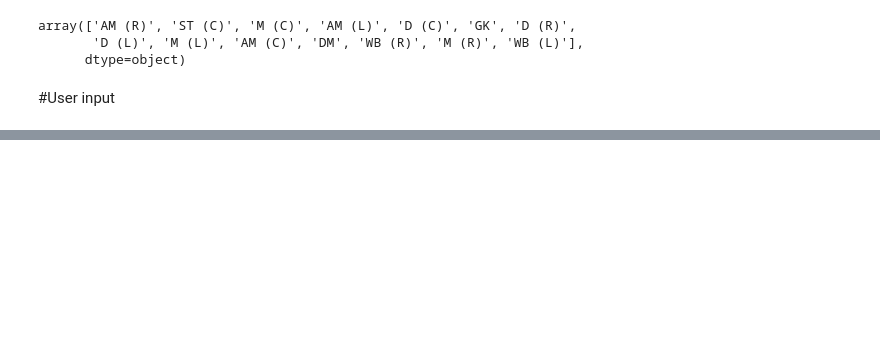
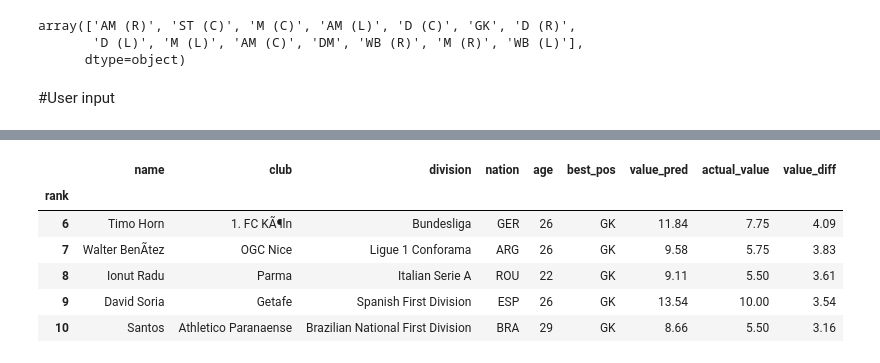
Before and after one commit to mattyh1010/Capstone-football-player-market-value-analysis-and-prediction, a Jupyter notebook: Capstone.ipynb, the cells around one changed output, grey strips where cells are left out. Drawn from its saved outputs; the diff is of its cells as text; code cells hidden in the pictures; blank space fills up the shorter version.

```diff
--- a/Capstone.ipynb
+++ b/Capstone.ipynb
@@ -911,0 +895,76 @@ What is the maximum market value (in millions)? 10
+# %%
+import ipywidgets as widgets
+from IPython.display import display
+
+choices = ['GK', 'D (R)', 'D (C)', 'D (L)', 'WB (R)', 'WB (L)', 'DM', 'M (R)', 'M (C)', 'M (L)', 'AM (R)',
+          'AM (C)', 'AM (L)', 'ST (C)']
+
+genre_dropdown = widgets.Dropdown(
+    options=choices,
+    value=choices[0],
+    description='Positions: ')
+
+def player_recommender():
+
+  print('Welcome to the Player Recommender\n')
+  display(genre_dropdown)
+  print()
+  position = input('What player position are you looking for? \n').upper()
+  print()
+  print('What age range are you looking for?')
+  age_min = int(input('Minimum age: \n'))
+  age_max = int(input('Maximum age: \n'))
+  print()
+  print('How much budget do you have to spend?')
+  budget_min = int(input('Minimum budget (millions): \n'))
+  budget_max = int(input('Maximum budget (millions): \n'))
+
+  df = input_df[(input_df["best_pos"] == position) & (input_df["age"] >= age_min) & (input_df["age"] <= age_max)
+                     & (input_df["actual_value"] >= budget_min) & (input_df["actual_value"] <= budget_max)].copy()
+
+  df.sort_values(by = 'value_diff', ascending = False, inplace=True)
+  df.reset_index(inplace=True)
+  df['rank'] = df.index + 1
+  df = df[['rank', 'name', 'club', 'division', 'nation', 'age', 'best_pos', 'value_pred', 'actual_value', 'value_diff']]
+  df.set_index('rank', inplace=True)
+
+  print()
+  if len(df) == 0:
+    print('Apologies! We do not have any players in our database that fit this criteria!')
+  elif len(df) == 1:
+    print('We only have 1 players in our database that fits this criteria\n')
+  else:
+    print(f'We have {len(df)} players in our database that fit this criteria')
+  if len(df) < 5:
+    print(f'Here is the top {len(df)}!\n')
+  else:
+    print('Here is the top 5!\n')
+
+  players_left = True
+  next_5 = True
+
+  while players_left:
+    while next_5 == True and len(df) > 0:
+      display(df.head(5))
+      df.drop(index=df.index[:5], inplace=True)
+      print()
+      yes_no = input('Would you like to see the next 5 players? (Yes/No): \n').lower()
+      if yes_no == 'yes':
+        pass
+      elif yes_no == 'no':
+        next_5 = False
+      else:
+        print('\nInvalid Answer - Programme Terminated!')
+        next_5 = False
+        players_left = False
+    else:
+      if len(df) == 0 and yes_no == 'yes':
+        print('\nApologies, that is all the players we have in this database that fit this criteria!\n')
+      else:
+        print('\nNo problem!')
+      print('\nThank you for using the Player Recommender')
+      players_left = False
+
+
+player_recommender()
+# %% [output]
@@ -911,0 +999,7 @@ What is the maximum market value (in millions)? 10
+|  | name | club | division | nation | age | best_pos | value_pred | actual_value | value_diff |
+| rank |  |  |  |  |  |  |  |  |  |
+| 6 | Timo Horn | 1. FC KÃ¶ln | Bundesliga | GER | 26 | GK | 11.84 | 7.75 | 4.09 |
+| 7 | Walter BenÃ­tez | OGC Nice | Ligue 1 Conforama | ARG | 26 | GK | 9.58 | 5.75 | 3.83 |
+| 8 | Ionut Radu | Parma | Italian Serie A | ROU | 22 | GK | 9.11 | 5.50 | 3.61 |
+| 9 | David Soria | Getafe | Spanish First Division | ESP | 26 | GK | 13.54 | 10.00 | 3.54 |
+| 10 | Santos | Athletico Paranaense | Brazilian National First Division | BRA | 29 | GK | 8.66 | 5.50 | 3.16 |
```
Also changed, not shown: parts of 7 cells of this notebook.
